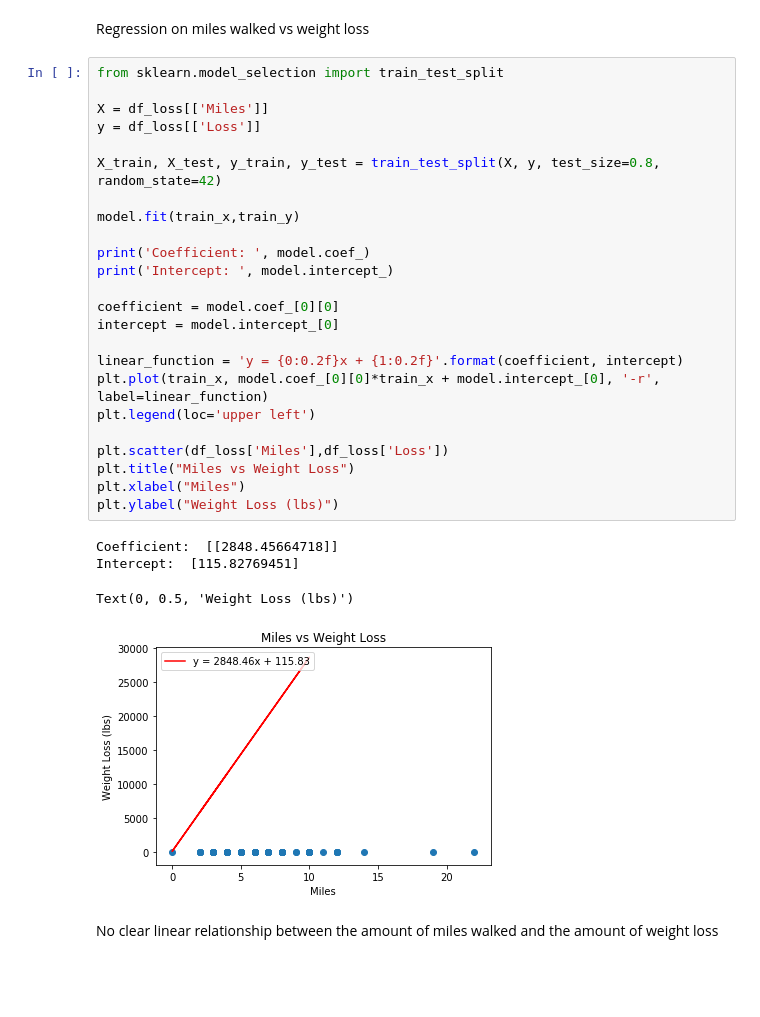
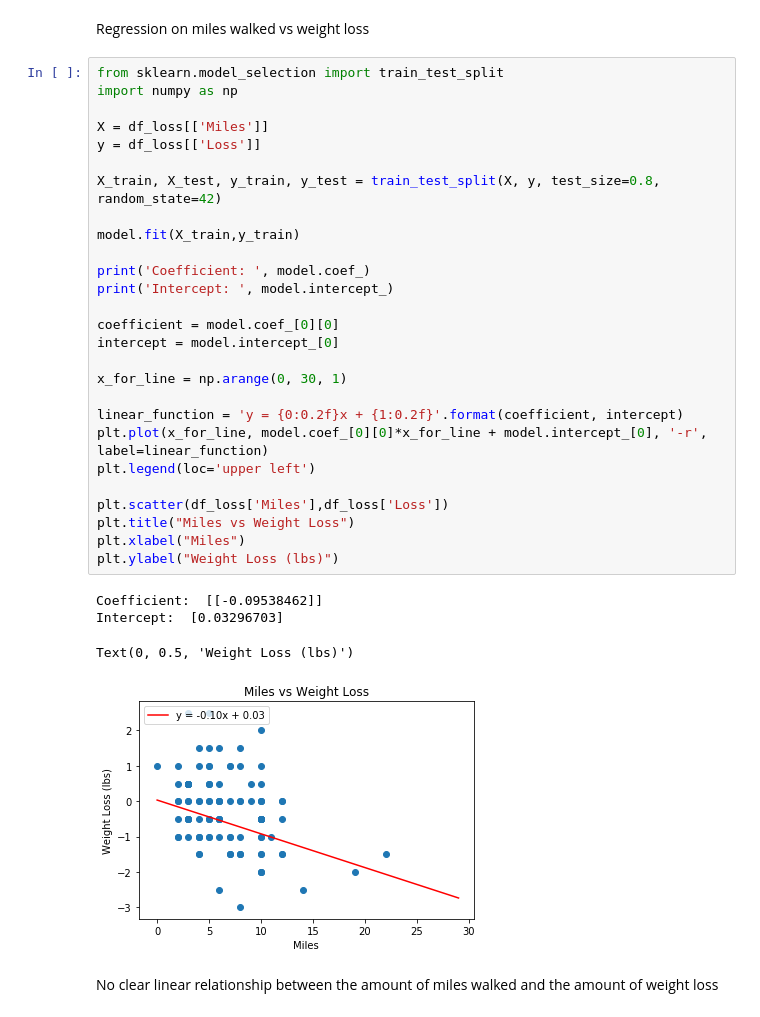
Before and after one commit to lowsaelee/Treadmill_Exercise, a Jupyter notebook: TreadMill.ipynb, the cells around one changed output. Saved outputs shown, nothing was run; the diff lists cells and outputs as text; blank space fills up the shorter version.

```diff
--- a/TreadMill.ipynb
+++ b/TreadMill.ipynb
@@ -401,32 +412,35 @@ df_loss
 Regression on miles walked vs weight loss
 # %%
 from sklearn.model_selection import train_test_split
+import numpy as np
 
 X = df_loss[['Miles']]
 y = df_loss[['Loss']]
 
 X_train, X_test, y_train, y_test = train_test_split(X, y, test_size=0.8, random_state=42)
 
-model.fit(train_x,train_y)
+model.fit(X_train,y_train)
 
 print('Coefficient: ', model.coef_)
 print('Intercept: ', model.intercept_)
 
 coefficient = model.coef_[0][0]
 intercept = model.intercept_[0]
 
+x_for_line = np.arange(0, 30, 1)
+
 linear_function = 'y = {0:0.2f}x + {1:0.2f}'.format(coefficient, intercept)
-plt.plot(train_x, model.coef_[0][0]*train_x + model.intercept_[0], '-r', label=linear_function)
+plt.plot(x_for_line, model.coef_[0][0]*x_for_line + model.intercept_[0], '-r', label=linear_function)
 plt.legend(loc='upper left')
 
 plt.scatter(df_loss['Miles'],df_loss['Loss'])
 plt.title("Miles vs Weight Loss")
 plt.xlabel("Miles")
 plt.ylabel("Weight Loss (lbs)")
 # %% [output]
-Coefficient:  [[2848.45664718]]
-Intercept:  [115.82769451]
+Coefficient:  [[-0.09538462]]
+Intercept:  [0.03296703]
 Text(0, 0.5, 'Weight Loss (lbs)')
-[figure, old version]
+[figure, new version]
 # %% [markdown]
 No clear linear relationship between the amount of miles walked and the amount of weight loss
```
Also changed, not shown: parts of 22 cells of this notebook.
